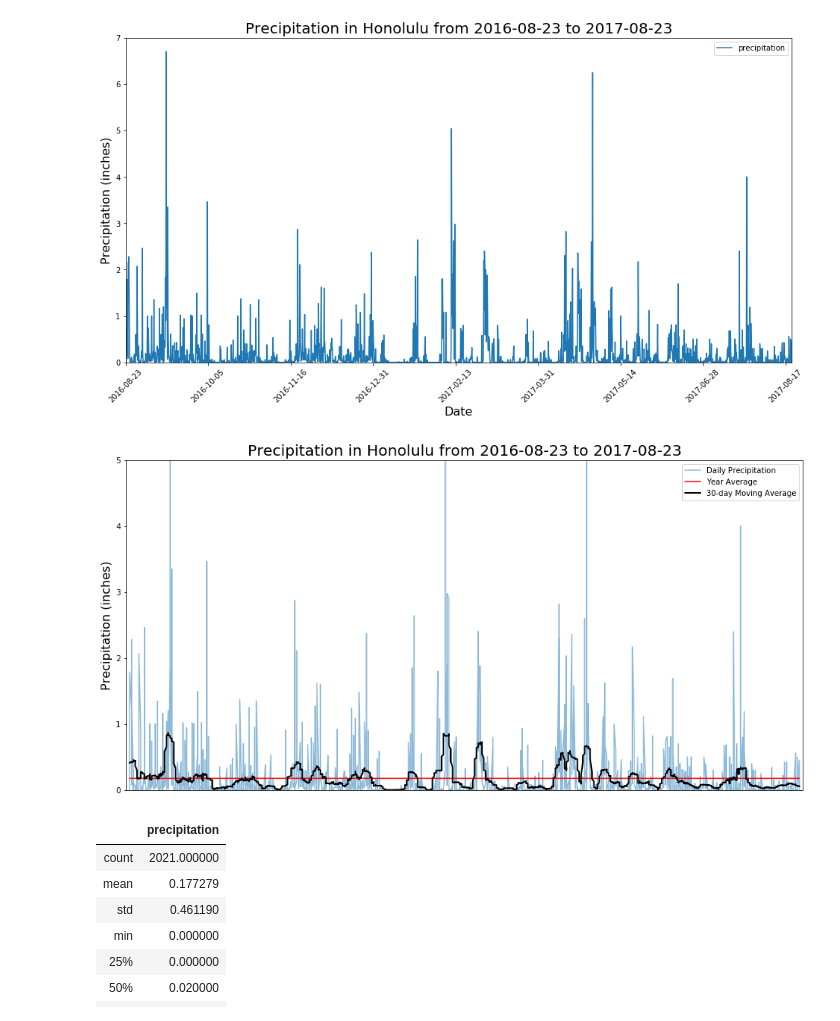
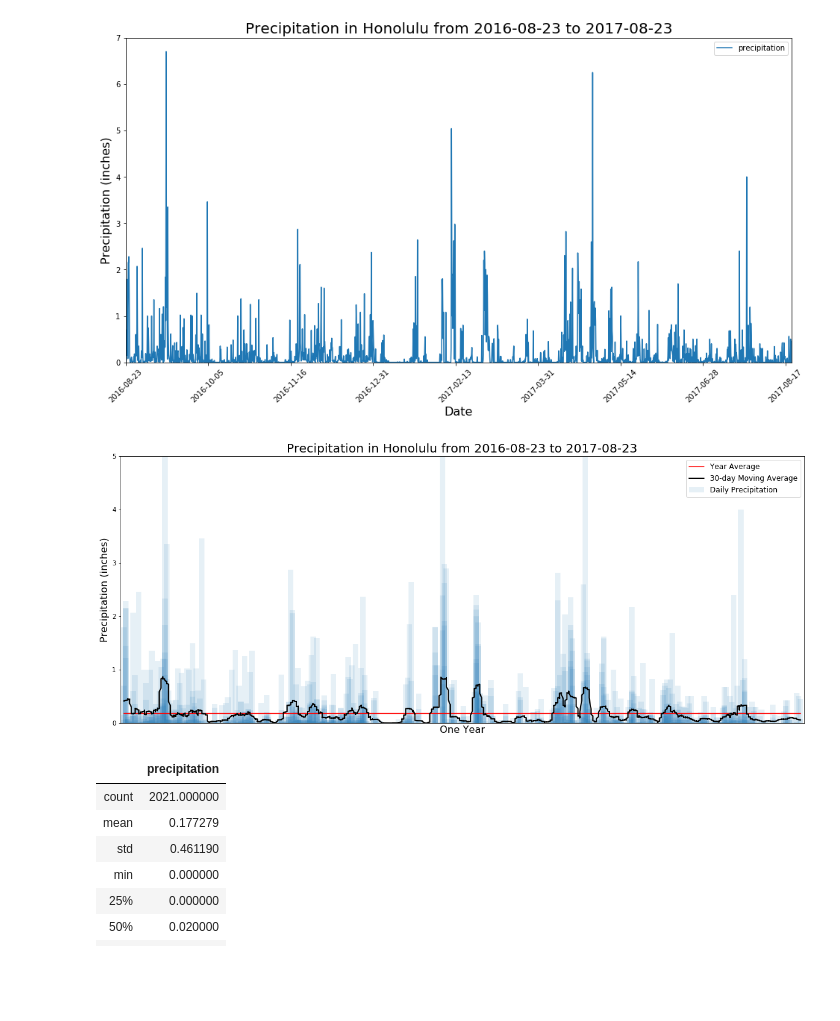
Before and after one commit to TreyWarren/sqlalchemy-challenge, a Jupyter notebook: climate.ipynb, the cells around one changed output. Drawn from its saved outputs; the diff is of its cells as text; code cells hidden in the pictures; blank space fills up the shorter version.

```diff
--- a/climate.ipynb
+++ b/climate.ipynb
@@ -124,22 +125,28 @@ plt.show()
 [figure]
 # %%
 # Just for fun, let's look at the 30-day moving average of rainfall rather than have so many spikes
-plt.figure(0,(16,8))
-plt.plot(prcp_df.index, prcp_df.precipitation, alpha=0.5, label='Daily Precipitation')
+plt.figure(0,(20,8))
+
+# Same as above but in bar form
+plt.bar(prcp_df.index, prcp_df.precipitation, width=3, alpha=0.111, align="center", label='Daily Precipitation')
+
+# Adding the yearly average as a horizontal line
 plt.plot(prcp_df.index, [prcp_df.precipitation.mean()]*len(prcp_df), color='red', label='Year Average')
-N=30 # Below we use Numpy's convolve to take a running average
+
+N=30 # We use Numpy's convolve to take a N=30 day moving average
 plt.plot(prcp_df.index, np.convolve(prcp_df.precipitation, np.ones((N,))/N, mode='same'),
          color='black', lw=2, label='30-day Moving Average')
-plt.xticks([])
+
+plt.xticks([]) # I could set these but this is really just for the visual anyway
 plt.xlim(-2,367)
 plt.ylim(0,5)
 plt.title(f"Precipitation in Honolulu from {start_date} to {final_date[0]}", size=20)
-#plt.xlabel("Date", size=16)
+plt.xlabel("One Year", size=16)
 plt.ylabel("Precipitation (inches)", size=16)
-plt.legend()
+plt.legend(fontsize=12)
 plt.show()
 # %% [output]
-[figure, old version]
+[figure, new version]
 # %%
 # Use Pandas to calcualte the summary statistics for the precipitation data
 prcp_df.describe()
```
Also changed, not shown: parts of 24 cells of this notebook, 1 other file.
